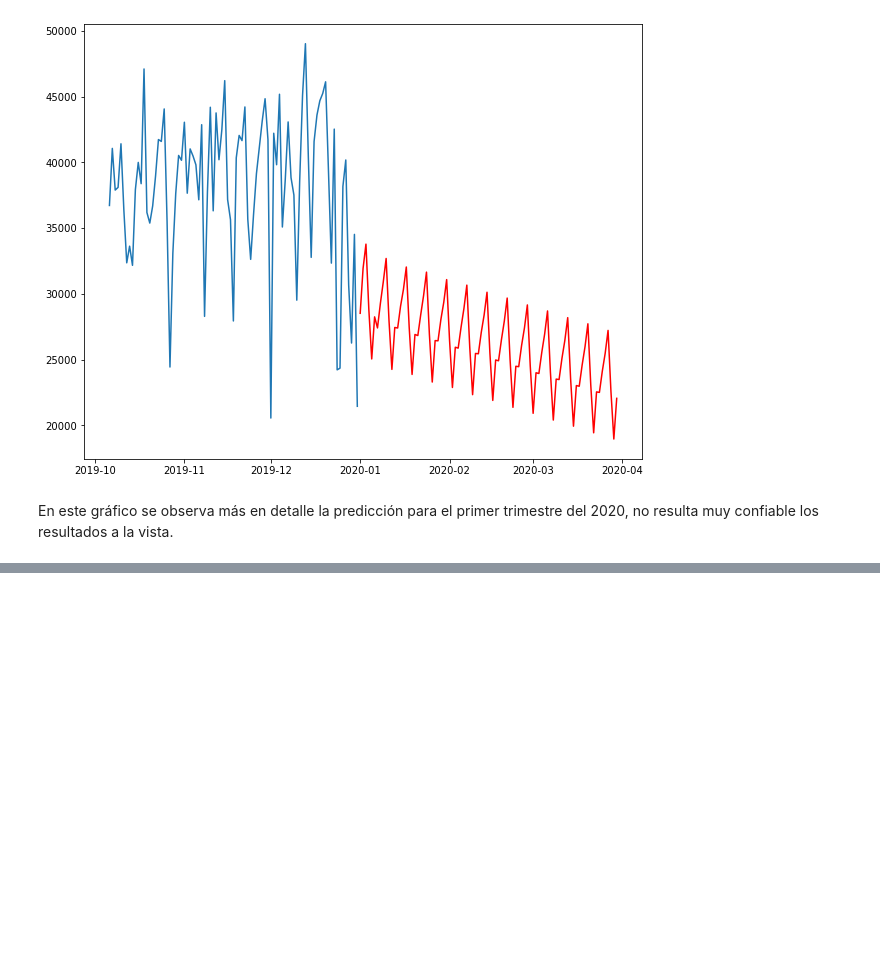
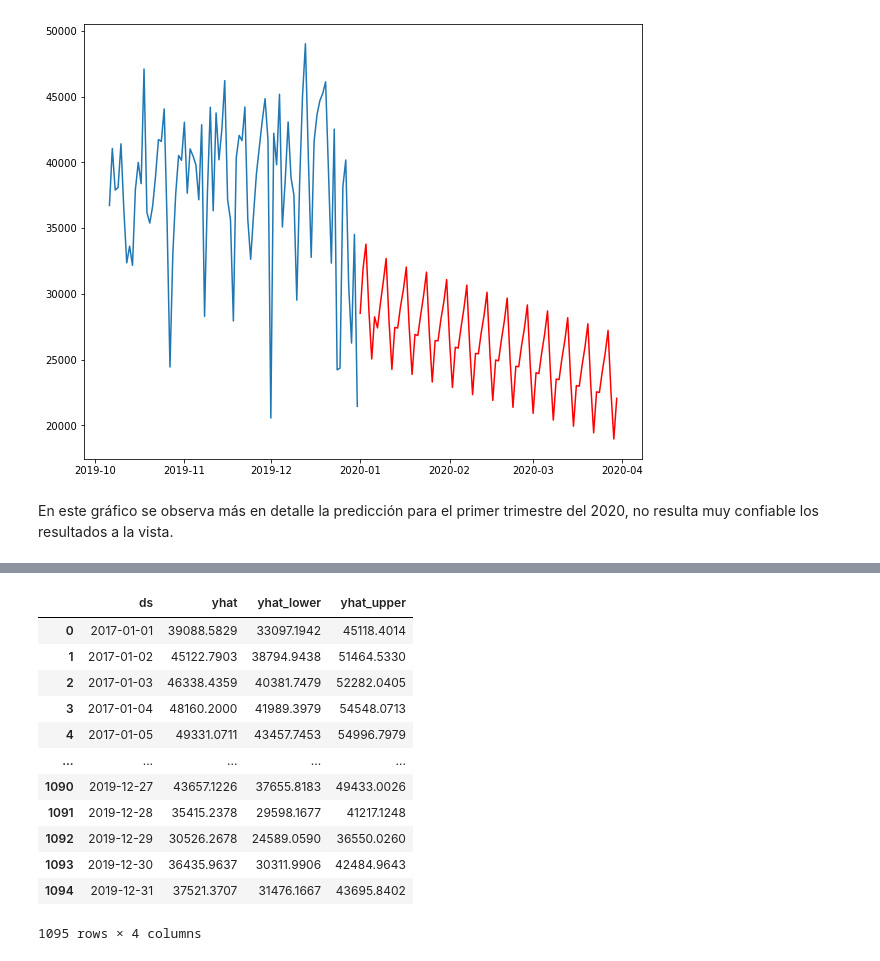
Before and after one commit to danielasaavedran/Proyecto_3_Acamica, a Jupyter notebook: DS_Proyecto_03_ST.ipynb, the cells around one changed output, grey strips where cells are left out. Drawn from its saved outputs; the diff is of its cells as text; code cells hidden in the pictures; blank space fills up the shorter version.

```diff
--- a/DS_Proyecto_03_ST.ipynb
+++ b/DS_Proyecto_03_ST.ipynb
@@ -1105,0 +1131,7 @@ Se propone utilizar un modelo usando la libreria prophet y redes neuronales para
+# %%
+# Conversion y renombre  de los campos para preparar los datos para el modelo: y = cantidad de pasos y ds = fecha
+diario_prophet = diario
+diario_prophet['ds'] = pd.to_datetime(diario_prophet['fecha'])
+diario_prophet = diario_prophet.drop(columns=['fecha', 'tend'])
+diario_prophet = diario_prophet.rename(columns = {'cantidad_pasos':'y'})
+diario_prophet
@@ -1105,0 +1200,18 @@ Se propone utilizar un modelo usando la libreria prophet y redes neuronales para
+# %%
+#Prediccion en future, a 92 dias, que resulta 3 nuevos atributos
+forecast = m_prop.predict(future)
+forecast[['ds', 'yhat', 'yhat_lower', 'yhat_upper']]
+# %% [output]
+|  | ds | yhat | yhat_lower | yhat_upper |
+| 0 | 2017-01-01 | 39088.5829 | 33097.1942 | 45118.4014 |
+| 1 | 2017-01-02 | 45122.7903 | 38794.9438 | 51464.5330 |
+| 2 | 2017-01-03 | 46338.4359 | 40381.7479 | 52282.0405 |
+| 3 | 2017-01-04 | 48160.2000 | 41989.3979 | 54548.0713 |
+| 4 | 2017-01-05 | 49331.0711 | 43457.7453 | 54996.7979 |
+| ... | ... | ... | ... | ... |
+| 1090 | 2019-12-27 | 43657.1226 | 37655.8183 | 49433.0026 |
+| 1091 | 2019-12-28 | 35415.2378 | 29598.1677 | 41217.1248 |
+| 1092 | 2019-12-29 | 30526.2678 | 24589.0590 | 36550.0260 |
+| 1093 | 2019-12-30 | 36435.9637 | 30311.9906 | 42484.9643 |
+| 1094 | 2019-12-31 | 37521.3707 | 31476.1667 | 43695.8402 |
+1095 rows × 4 columns
```
Also changed, not shown: parts of 24 cells of this notebook.
